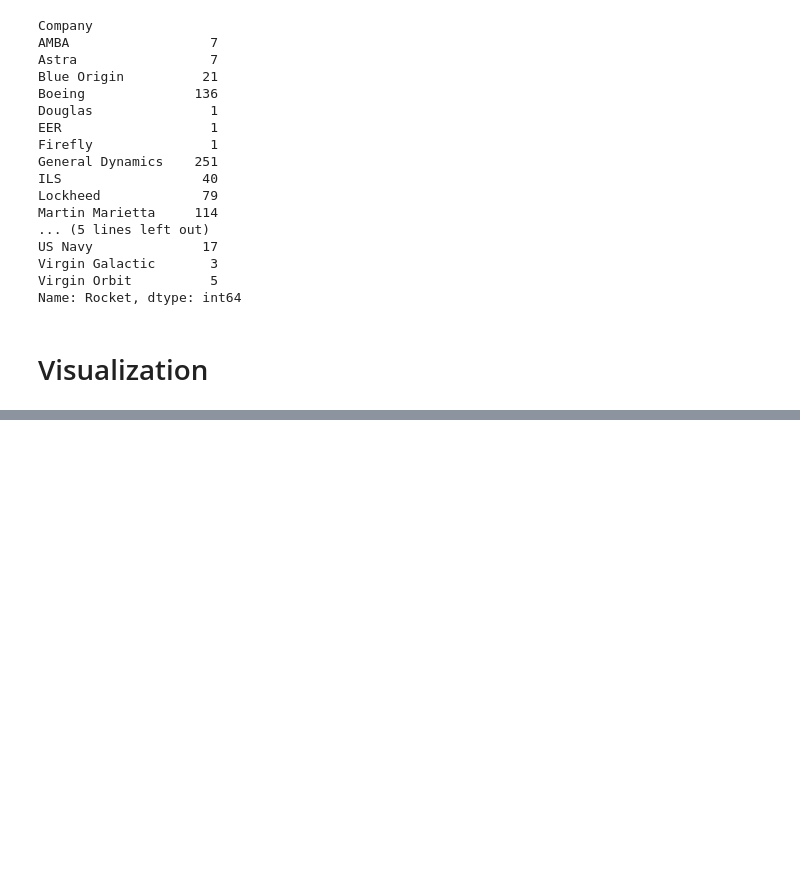
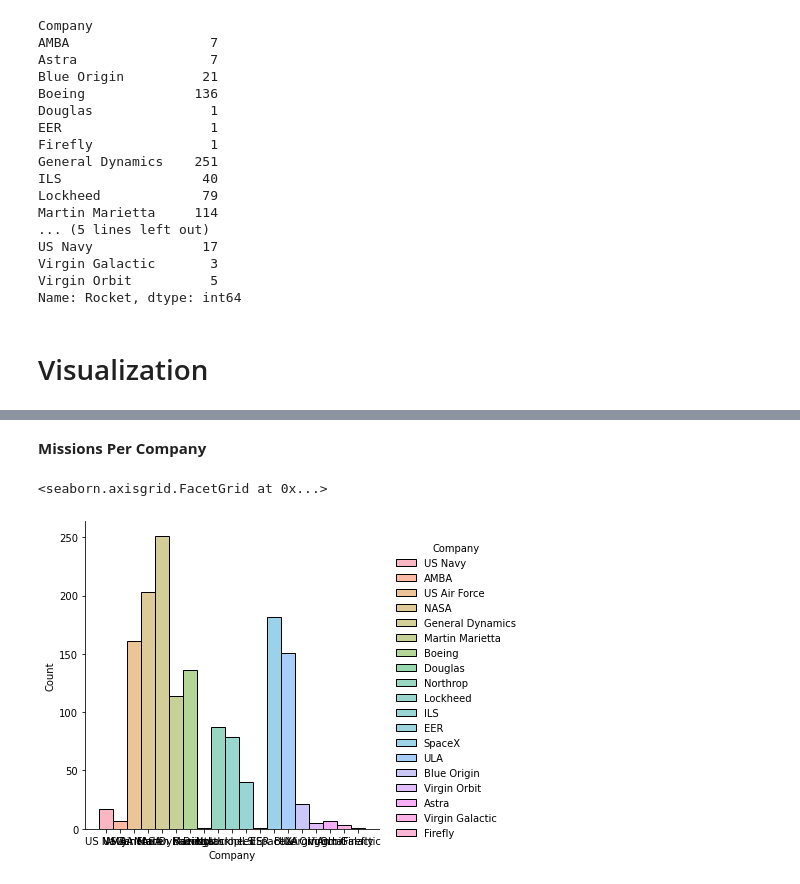
Before and after one commit to t-nicole13/US_Space_Missions, a Jupyter notebook: US_Space_Missions.ipynb, the cells around one changed output, grey strips where cells are left out. Saved outputs shown, nothing was run; the diff lists cells and outputs as text; code cells hidden in the pictures; blank space fills up the shorter version.

```diff
--- a/US_Space_Missions.ipynb
+++ b/US_Space_Missions.ipynb
@@ -529,0 +538,7 @@ Name: Rocket, dtype: int64
+# %% [markdown]
+**Missions Per Company**
+# %%
+sb.displot(usa_space_missions_dropped, x = 'Company', hue = 'Company')
+# %% [output]
+<seaborn.axisgrid.FacetGrid at 0x...>
+[figure, added]
```
Also changed, not shown: parts of 21 cells of this notebook, 1 other file.
